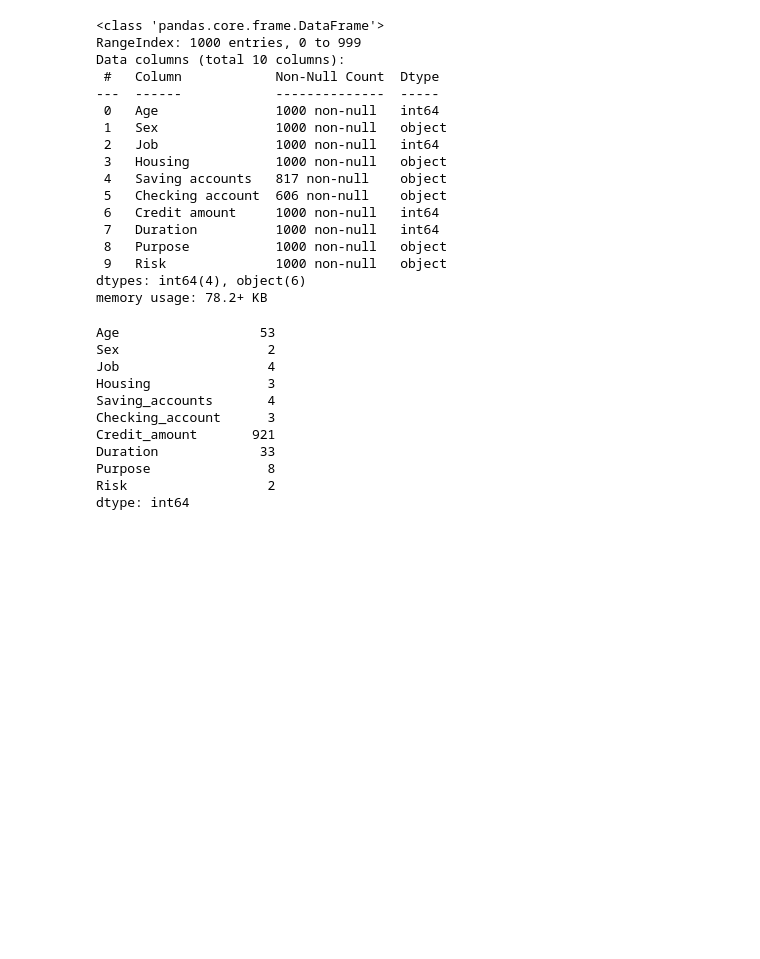
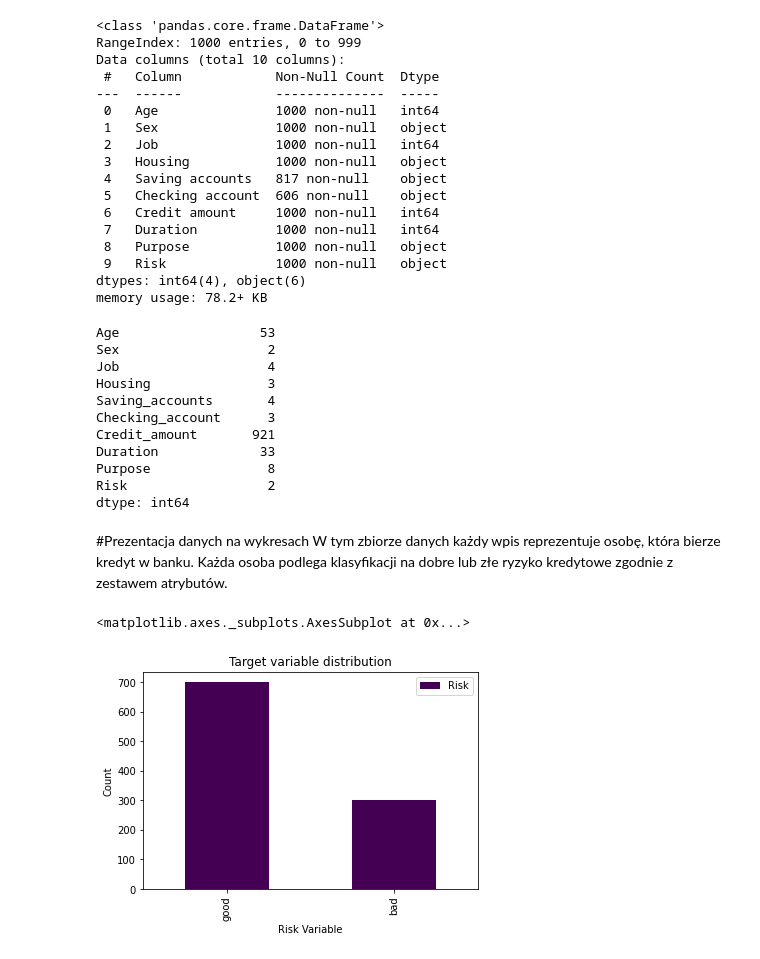
Before and after one commit to mariola5/German_Credit_Risk, a Jupyter notebook: German_Credit_Risk.ipynb, the cells around one changed output. Cells and saved outputs as stored; diff of their text form; code cells hidden in the pictures; blank space fills up the shorter version.

Commit message:
Data presentation on charts

```diff
--- a/German_Credit_Risk.ipynb
+++ b/German_Credit_Risk.ipynb
@@ -56,3 +56,11 @@ Duration             33
 Purpose               8
 Risk                  2
 dtype: int64
+# %% [markdown]
+#Prezentacja danych na wykresach
+W tym zbiorze danych każdy wpis reprezentuje osobę, która bierze kredyt w banku. Każda osoba podlega klasyfikacji na dobre lub złe ryzyko kredytowe zgodnie z zestawem atrybutów.
+# %%
+german_df['Risk'].value_counts().plot(kind='bar', title="Target variable distribution", xlabel="Risk Variable", ylabel="Count", legend=True, cmap='viridis')
+# %% [output]
+<matplotlib.axes._subplots.AxesSubplot at 0x...>
+[figure, added]
```
Also changed, not shown: parts of 2 cells of this notebook.
